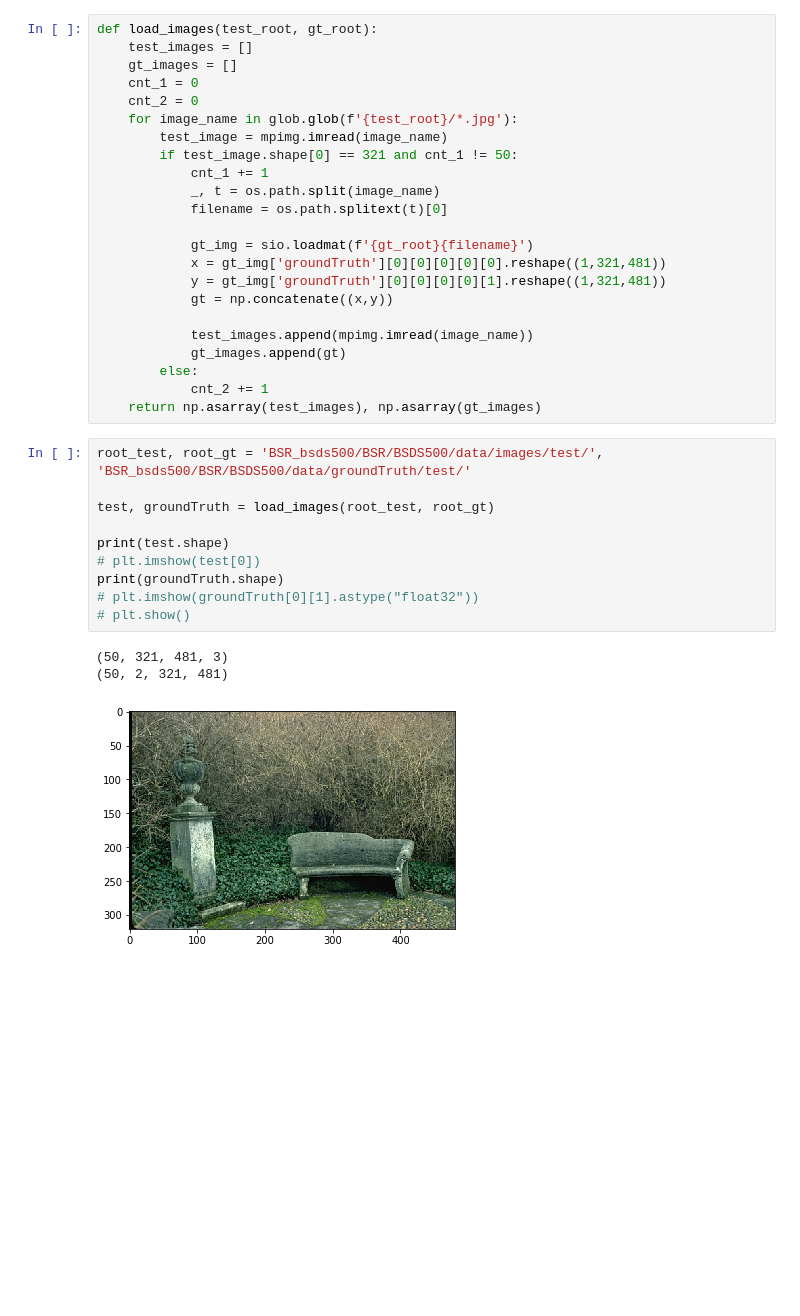
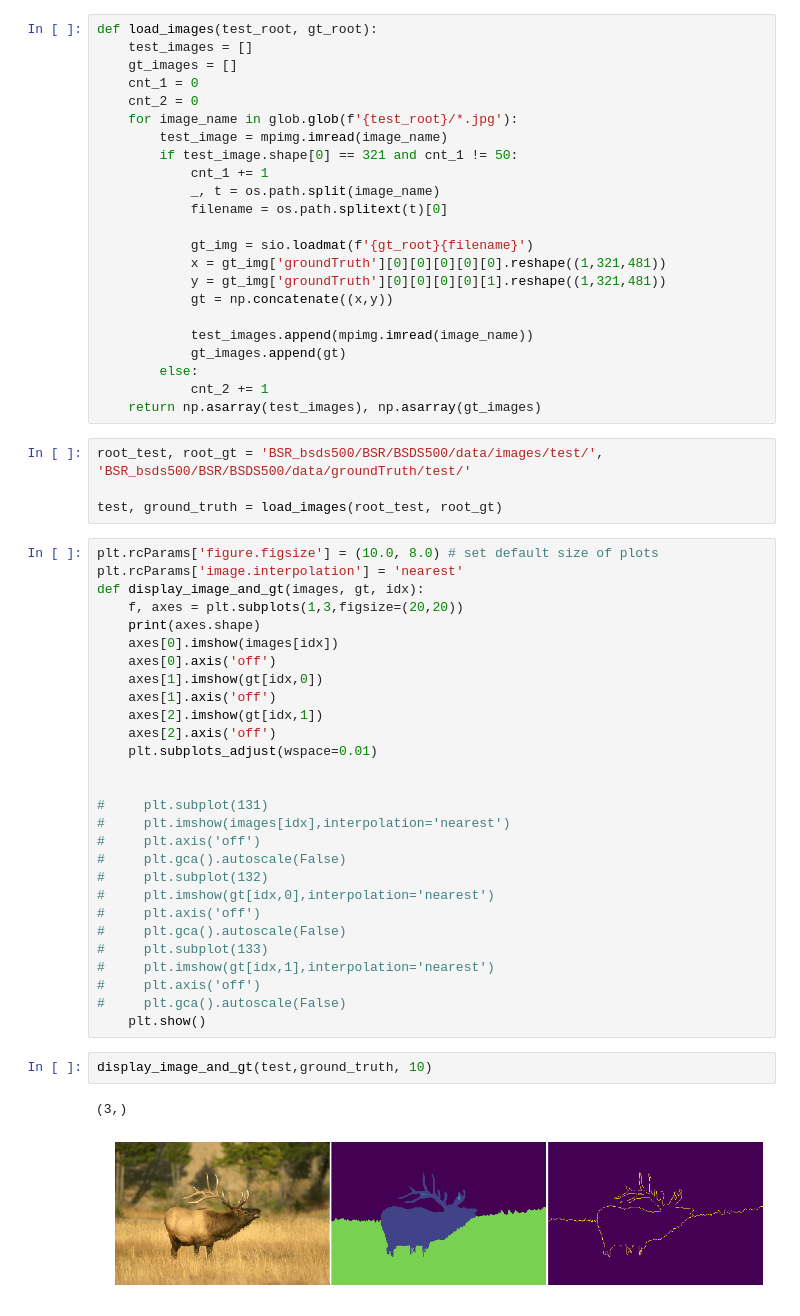
Before and after one commit to alyswidan/Image_Segmentation, a Jupyter notebook: K-means.ipynb, the cells around one changed output. Cells and saved outputs as stored; diff of their text form; blank space fills up the shorter version.

Commit message:
image and groud truth display

```diff
--- a/K-means.ipynb
+++ b/K-means.ipynb
@@ -35,14 +35,37 @@ def load_images(test_root, gt_root):
 # %%
 root_test, root_gt = 'BSR_bsds500/BSR/BSDS500/data/images/test/', 'BSR_bsds500/BSR/BSDS500/data/groundTruth/test/'
 
-test, groundTruth = load_images(root_test, root_gt)
-
-print(test.shape)
-# plt.imshow(test[0])
-print(groundTruth.shape)
-# plt.imshow(groundTruth[0][1].astype("float32"))
-# plt.show()
+test, ground_truth = load_images(root_test, root_gt)
-# %% [output]
-(50, 321, 481, 3)
-(50, 2, 321, 481)
-[figure, removed]
+# %%
+plt.rcParams['figure.figsize'] = (10.0, 8.0) # set default size of plots
+plt.rcParams['image.interpolation'] = 'nearest'
+def display_image_and_gt(images, gt, idx):
+    f, axes = plt.subplots(1,3,figsize=(20,20))
+    print(axes.shape)
+    axes[0].imshow(images[idx])
+    axes[0].axis('off')
+    axes[1].imshow(gt[idx,0])
+    axes[1].axis('off')
+    axes[2].imshow(gt[idx,1])
+    axes[2].axis('off')
+    plt.subplots_adjust(wspace=0.01)
+
+
+#     plt.subplot(131)
+#     plt.imshow(images[idx],interpolation='nearest')
+#     plt.axis('off')
+#     plt.gca().autoscale(False)
+#     plt.subplot(132)
+#     plt.imshow(gt[idx,0],interpolation='nearest')
+#     plt.axis('off')
+#     plt.gca().autoscale(False)
+#     plt.subplot(133)
+#     plt.imshow(gt[idx,1],interpolation='nearest')
+#     plt.axis('off')
+#     plt.gca().autoscale(False)
+    plt.show()
+# %%
+display_image_and_gt(test,ground_truth, 10)
+# %% [output]
+(3,)
+[figure, added]
```
